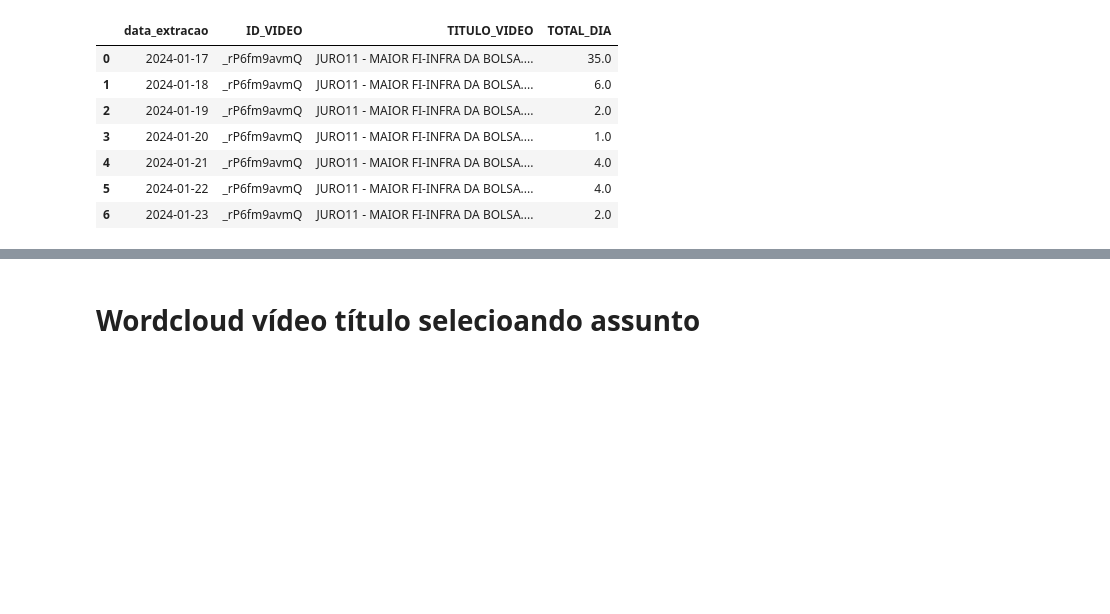
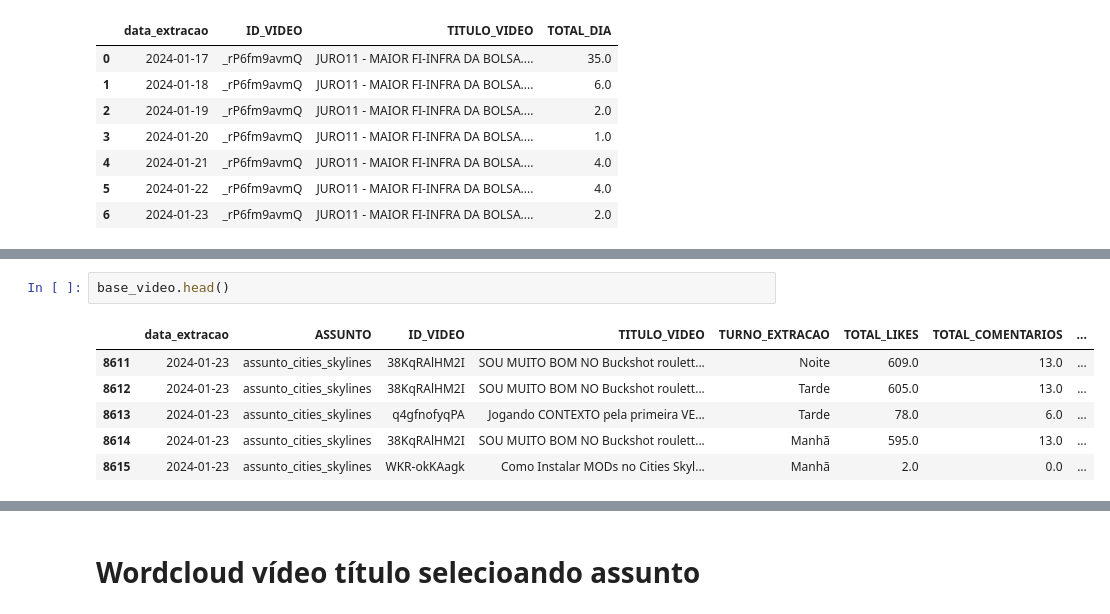
Before and after one commit to rodrigorocha1/analise_dados_youtube, a Jupyter notebook: notebooks_v2/visualizacoes.ipynb, the cells around one changed output, grey strips where cells are left out. Cells and saved outputs as stored; diff of their text form; blank space fills up the shorter version.

```diff
--- a/notebooks_v2/visualizacoes.ipynb
+++ b/notebooks_v2/visualizacoes.ipynb
@@ -900,0 +917,9 @@ base_video
+# %%
+base_video.head()
+# %% [output]
+|  | data_extracao | ASSUNTO | ID_VIDEO | TITULO_VIDEO | TURNO_EXTRACAO | TOTAL_LIKES | TOTAL_COMENTARIOS | ... |
+| 8611 | 2024-01-23 | assunto_cities_skylines | 38KqRAlHM2I | SOU MUITO BOM NO Buckshot roulett... | Noite | 609.0 | 13.0 | ... |
+| 8612 | 2024-01-23 | assunto_cities_skylines | 38KqRAlHM2I | SOU MUITO BOM NO Buckshot roulett... | Tarde | 605.0 | 13.0 | ... |
+| 8613 | 2024-01-23 | assunto_cities_skylines | q4gfnofyqPA | Jogando CONTEXTO pela primeira VE... | Tarde | 78.0 | 6.0 | ... |
+| 8614 | 2024-01-23 | assunto_cities_skylines | 38KqRAlHM2I | SOU MUITO BOM NO Buckshot roulett... | Manhã | 595.0 | 13.0 | ... |
+| 8615 | 2024-01-23 | assunto_cities_skylines | WKR-okKAagk | Como Instalar MODs no Cities Skyl... | Manhã | 2.0 | 0.0 | ... |
```
Also changed, not shown: parts of 9 cells of this notebook.
